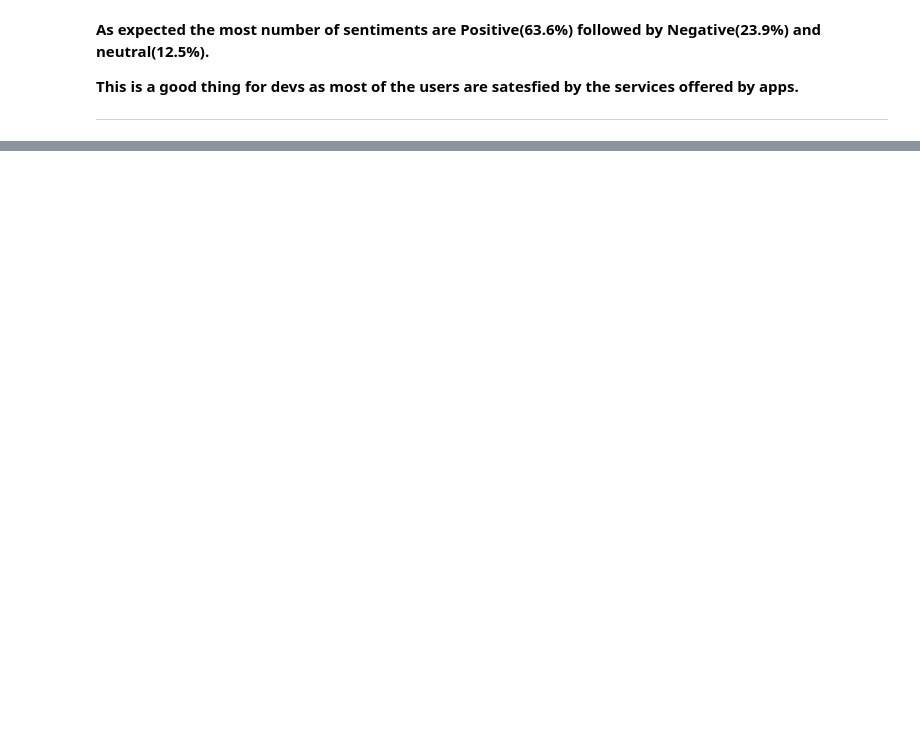
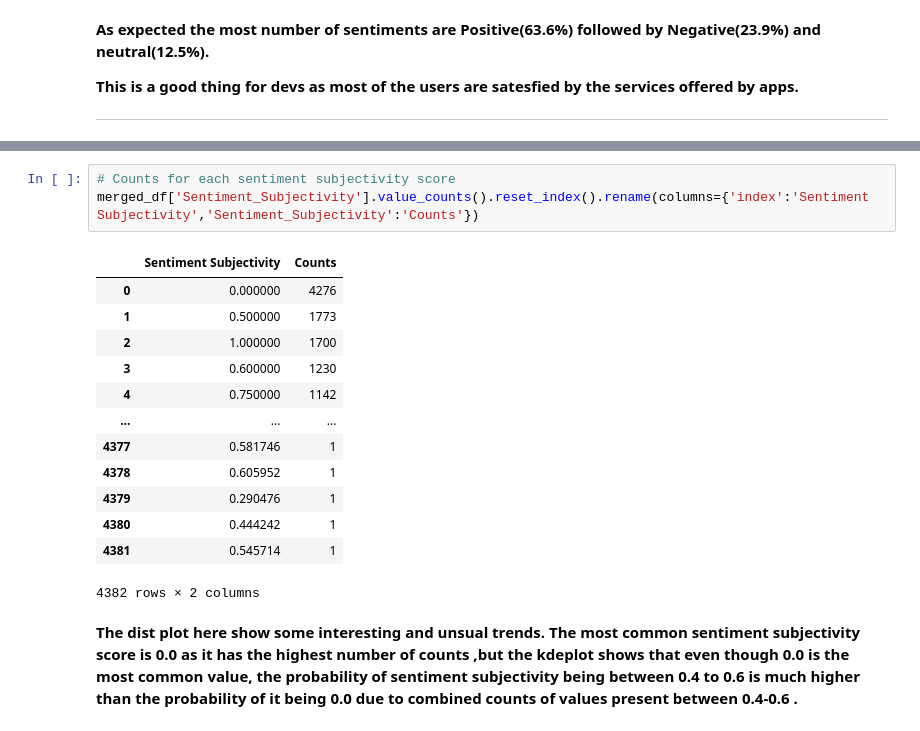
Before and after one commit to amol004/Google-Play-Store-EDA, a Jupyter notebook: Capstone_Project_Google_play_store_review_analysis_(EDA)_Notebook_{Amol_Thakur}.ipynb, the cells around one changed output, grey strips where cells are left out. Drawn from its saved outputs; the diff is of its cells as text; blank space fills up the shorter version.

```diff
--- a/Capstone_Project_Google_play_store_review_analysis_(EDA)_Notebook_{Amol_Thakur}.ipynb
+++ b/Capstone_Project_Google_play_store_review_analysis_(EDA)_Notebook_{Amol_Thakur}.ipynb
@@ -1360,0 +1413,19 @@ plt.legend(bbox_to_anchor=(0,1)); # label info box placement
+# %%
+# Counts for each sentiment subjectivity score
+merged_df['Sentiment_Subjectivity'].value_counts().reset_index().rename(columns={'index':'Sentiment Subjectivity','Sentiment_Subjectivity':'Counts'})
+# %% [output]
+|  | Sentiment Subjectivity | Counts |
+| 0 | 0.000000 | 4276 |
+| 1 | 0.500000 | 1773 |
+| 2 | 1.000000 | 1700 |
+| 3 | 0.600000 | 1230 |
+| 4 | 0.750000 | 1142 |
+| ... | ... | ... |
+| 4377 | 0.581746 | 1 |
+| 4378 | 0.605952 | 1 |
+| 4379 | 0.290476 | 1 |
+| 4380 | 0.444242 | 1 |
+| 4381 | 0.545714 | 1 |
+4382 rows × 2 columns
+# %% [markdown]
+**The dist plot here show some interesting and unsual trends. The most common sentiment subjectivity score is 0.0 as it has the highest number of counts ,but the kdeplot shows that even though 0.0 is the most common value, the probability of sentiment subjectivity being between 0.4 to 0.6 is much higher than the probability of it being 0.0 due to combined counts of values present between 0.4-0.6 .**
```
Also changed, not shown: parts of 11 cells of this notebook.
